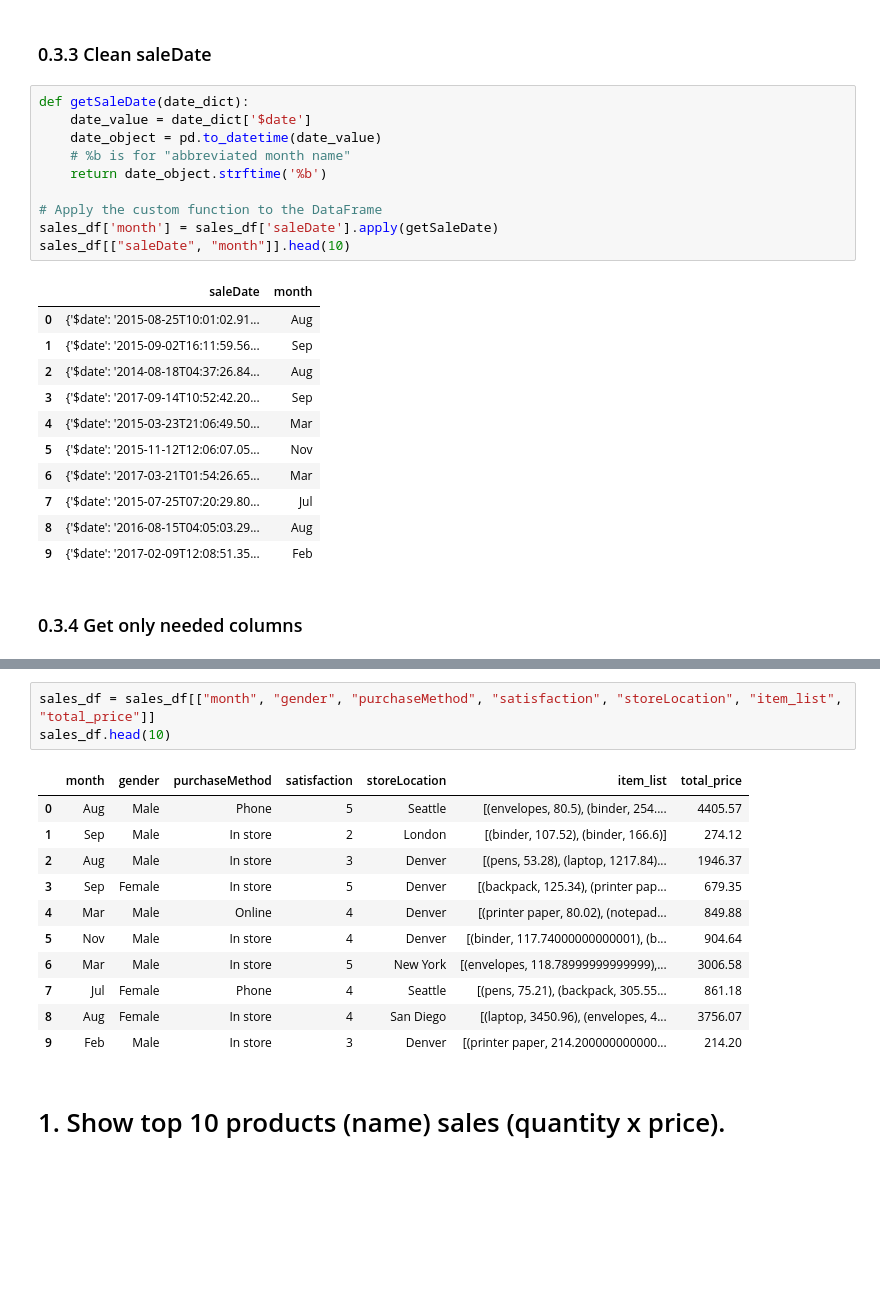
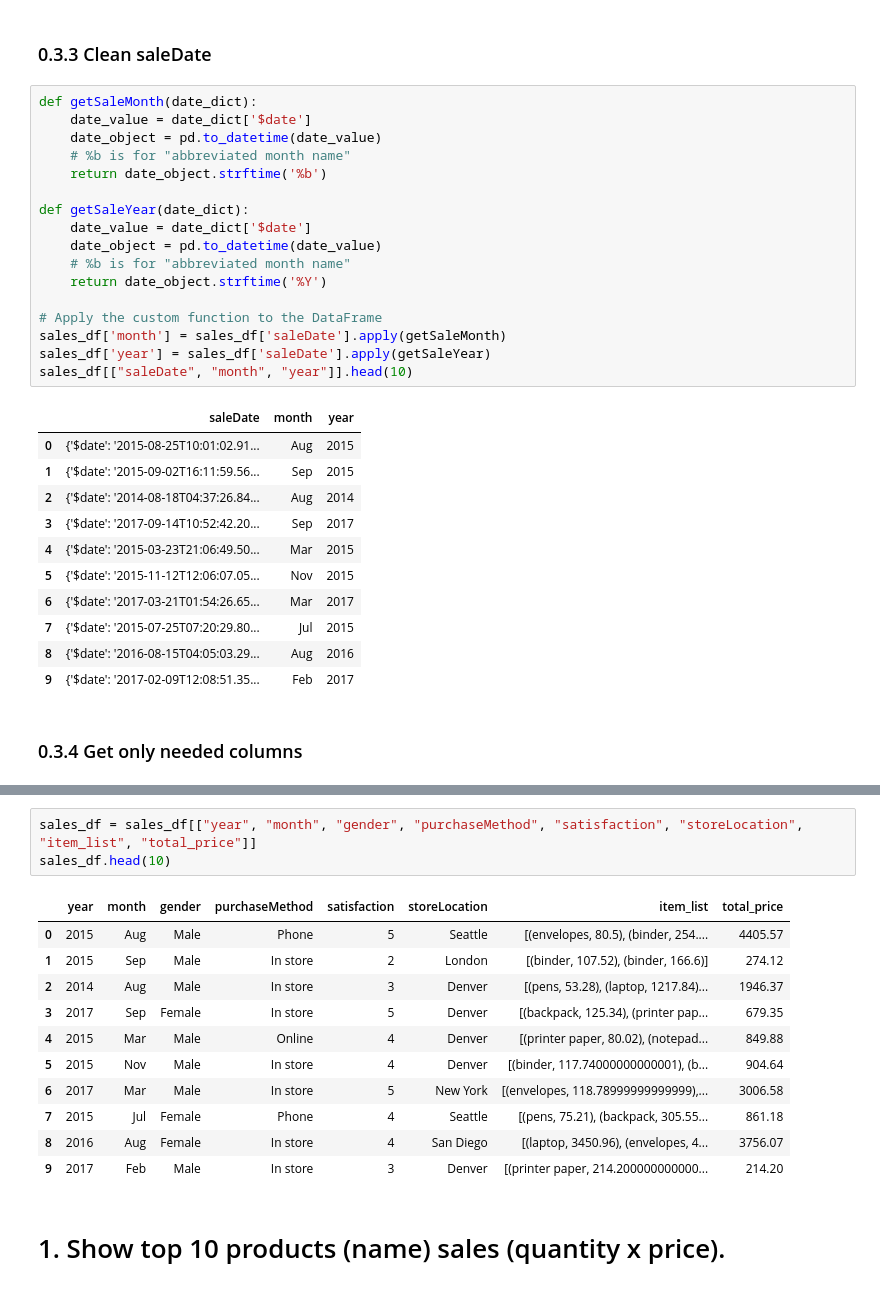
Before and after one commit to ThanaritKanjanametawatAU/CSX4205-Project3, a Jupyter notebook: Project3-Data-Analysis.ipynb, the cells around one changed output, grey strips where cells are left out. Drawn from its saved outputs; the diff is of its cells as text; blank space fills up the shorter version.

```diff
--- a/Project3-Data-Analysis.ipynb
+++ b/Project3-Data-Analysis.ipynb
@@ -182,27 +182,34 @@ sales_df[["items", "item_list", "total_price"]].head(10)
 # %% [markdown]
 ### 0.3.3 Clean saleDate
 # %%
-def getSaleDate(date_dict):
+def getSaleMonth(date_dict):
     date_value = date_dict['$date']
     date_object = pd.to_datetime(date_value)
     # %b is for "abbreviated month name"
     return date_object.strftime('%b')
 
+def getSaleYear(date_dict):
+    date_value = date_dict['$date']
+    date_object = pd.to_datetime(date_value)
+    # %b is for "abbreviated month name"
+    return date_object.strftime('%Y')
+
 # Apply the custom function to the DataFrame
-sales_df['month'] = sales_df['saleDate'].apply(getSaleDate)
-sales_df[["saleDate", "month"]].head(10)
+sales_df['month'] = sales_df['saleDate'].apply(getSaleMonth)
+sales_df['year'] = sales_df['saleDate'].apply(getSaleYear)
+sales_df[["saleDate", "month", "year"]].head(10)
 # %% [output]
-|  | saleDate | month |
-| 0 | {'$date': '2015-08-25T10:01:02.91... | Aug |
-| 1 | {'$date': '2015-09-02T16:11:59.56... | Sep |
-| 2 | {'$date': '2014-08-18T04:37:26.84... | Aug |
-| 3 | {'$date': '2017-09-14T10:52:42.20... | Sep |
-| 4 | {'$date': '2015-03-23T21:06:49.50... | Mar |
-| 5 | {'$date': '2015-11-12T12:06:07.05... | Nov |
-| 6 | {'$date': '2017-03-21T01:54:26.65... | Mar |
-| 7 | {'$date': '2015-07-25T07:20:29.80... | Jul |
-| 8 | {'$date': '2016-08-15T04:05:03.29... | Aug |
-| 9 | {'$date': '2017-02-09T12:08:51.35... | Feb |
+|  | saleDate | month | year |
+| 0 | {'$date': '2015-08-25T10:01:02.91... | Aug | 2015 |
+| 1 | {'$date': '2015-09-02T16:11:59.56... | Sep | 2015 |
+| 2 | {'$date': '2014-08-18T04:37:26.84... | Aug | 2014 |
+| 3 | {'$date': '2017-09-14T10:52:42.20... | Sep | 2017 |
+| 4 | {'$date': '2015-03-23T21:06:49.50... | Mar | 2015 |
+| 5 | {'$date': '2015-11-12T12:06:07.05... | Nov | 2015 |
+| 6 | {'$date': '2017-03-21T01:54:26.65... | Mar | 2017 |
+| 7 | {'$date': '2015-07-25T07:20:29.80... | Jul | 2015 |
+| 8 | {'$date': '2016-08-15T04:05:03.29... | Aug | 2016 |
+| 9 | {'$date': '2017-02-09T12:08:51.35... | Feb | 2017 |
 # %% [markdown]
 ### 0.3.4 Get only needed columns
 # %%
@@ -215,20 +222,20 @@ sales_df.head()
 | 3 | {'$oid': '5bd761dcae323e45a93cd008'} | {'$date': '2017-09-14T10:52:42.20... | [{'name': 'backpack', 'tags': ['s... | Denver | {'gender': 'F', 'age': 54, 'email... | False | In store | Female | ... |
 | 4 | {'$oid': '5bd761dcae323e45a93ccfe8'} | {'$date': '2015-03-23T21:06:49.50... | [{'name': 'printer paper', 'tags'... | Denver | {'gender': 'M', 'age': 42, 'email... | True | Online | Male | ... |
 # %%
-sales_df = sales_df[["month", "gender", "purchaseMethod", "satisfaction", "storeLocation", "item_list", "total_price"]]
+sales_df = sales_df[["year", "month", "gender", "purchaseMethod", "satisfaction", "storeLocation", "item_list", "total_price"]]
 sales_df.head(10)
 # %% [output]
-|  | month | gender | purchaseMethod | satisfaction | storeLocation | item_list | total_price |
-| 0 | Aug | Male | Phone | 5 | Seattle | [(envelopes, 80.5), (binder, 254.... | 4405.57 |
-| 1 | Sep | Male | In store | 2 | London | [(binder, 107.52), (binder, 166.6)] | 274.12 |
-| 2 | Aug | Male | In store | 3 | Denver | [(pens, 53.28), (laptop, 1217.84)... | 1946.37 |
-| 3 | Sep | Female | In store | 5 | Denver | [(backpack, 125.34), (printer pap... | 679.35 |
-| 4 | Mar | Male | Online | 4 | Denver | [(printer paper, 80.02), (notepad... | 849.88 |
-| 5 | Nov | Male | In store | 4 | Denver | [(binder, 117.74000000000001), (b... | 904.64 |
-| 6 | Mar | Male | In store | 5 | New York | [(envelopes, 118.78999999999999),... | 3006.58 |
-| 7 | Jul | Female | Phone | 4 | Seattle | [(pens, 75.21), (backpack, 305.55... | 861.18 |
-| 8 | Aug | Female | In store | 4 | San Diego | [(laptop, 3450.96), (envelopes, 4... | 3756.07 |
-| 9 | Feb | Male | In store | 3 | Denver | [(printer paper, 214.200000000000... | 214.20 |
+|  | year | month | gender | purchaseMethod | satisfaction | storeLocation | item_list | total_price |
+| 0 | 2015 | Aug | Male | Phone | 5 | Seattle | [(envelopes, 80.5), (binder, 254.... | 4405.57 |
+| 1 | 2015 | Sep | Male | In store | 2 | London | [(binder, 107.52), (binder, 166.6)] | 274.12 |
+| 2 | 2014 | Aug | Male | In store | 3 | Denver | [(pens, 53.28), (laptop, 1217.84)... | 1946.37 |
+| 3 | 2017 | Sep | Female | In store | 5 | Denver | [(backpack, 125.34), (printer pap... | 679.35 |
+| 4 | 2015 | Mar | Male | Online | 4 | Denver | [(printer paper, 80.02), (notepad... | 849.88 |
+| 5 | 2015 | Nov | Male | In store | 4 | Denver | [(binder, 117.74000000000001), (b... | 904.64 |
+| 6 | 2017 | Mar | Male | In store | 5 | New York | [(envelopes, 118.78999999999999),... | 3006.58 |
+| 7 | 2015 | Jul | Female | Phone | 4 | Seattle | [(pens, 75.21), (backpack, 305.55... | 861.18 |
+| 8 | 2016 | Aug | Female | In store | 4 | San Diego | [(laptop, 3450.96), (envelopes, 4... | 3756.07 |
+| 9 | 2017 | Feb | Male | In store | 3 | Denver | [(printer paper, 214.200000000000... | 214.20 |
 # %% [markdown]
 # 1. Show top 10 products (name) sales (quantity x price).
 # %% [markdown]
```
Also changed, not shown: parts of 13 cells of this notebook.
